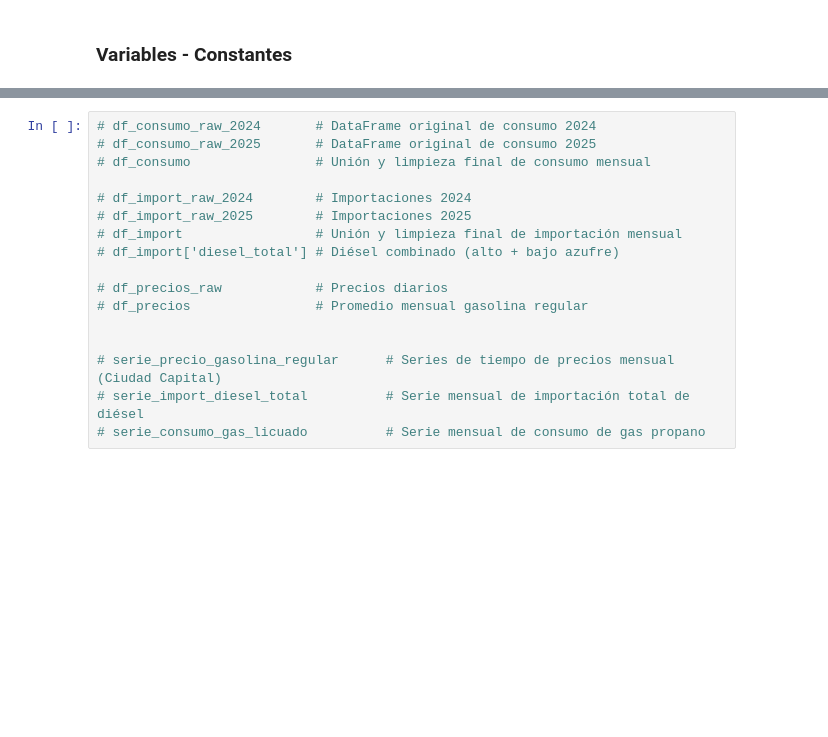
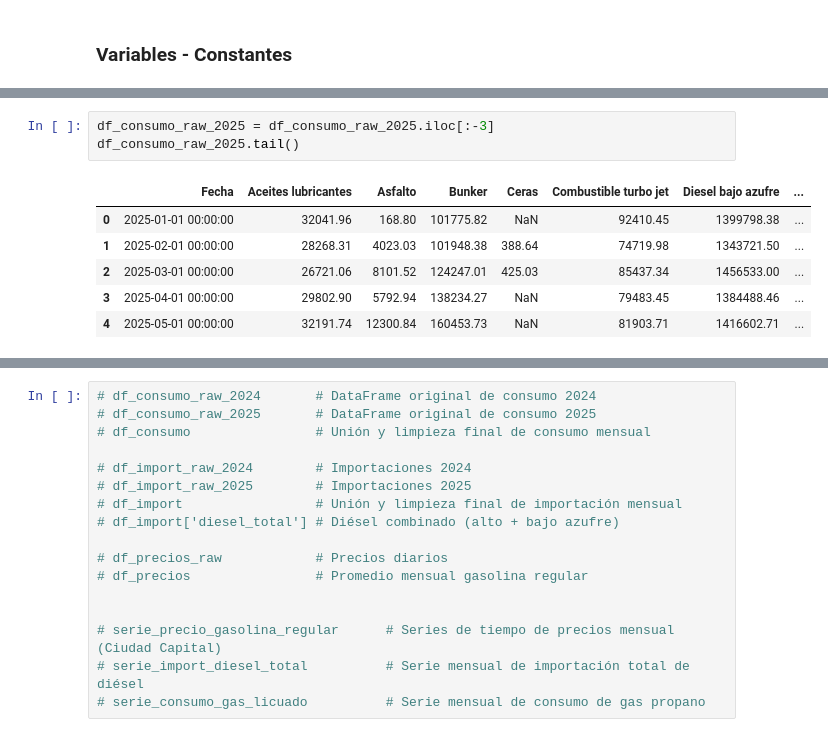
Before and after one commit to JosueSay/labs-ds, a Jupyter notebook: lab1.ipynb, the cells around one changed output, grey strips where cells are left out. Saved outputs shown, nothing was run; the diff lists cells and outputs as text; blank space fills up the shorter version.

```diff
--- a/lab1.ipynb
+++ b/lab1.ipynb
@@ -50,0 +137,10 @@ os.makedirs(OUTPUT_DIR, exist_ok=True)
+# %%
+df_consumo_raw_2025 = df_consumo_raw_2025.iloc[:-3]
+df_consumo_raw_2025.tail()
+# %% [output]
+|  | Fecha | Aceites lubricantes | Asfalto | Bunker | Ceras | Combustible turbo jet | Diesel bajo azufre | ... |
+| 0 | 2025-01-01 00:00:00 | 32041.96 | 168.80 | 101775.82 | NaN | 92410.45 | 1399798.38 | ... |
+| 1 | 2025-02-01 00:00:00 | 28268.31 | 4023.03 | 101948.38 | 388.64 | 74719.98 | 1343721.50 | ... |
+| 2 | 2025-03-01 00:00:00 | 26721.06 | 8101.52 | 124247.01 | 425.03 | 85437.34 | 1456533.00 | ... |
+| 3 | 2025-04-01 00:00:00 | 29802.90 | 5792.94 | 138234.27 | NaN | 79483.45 | 1384488.46 | ... |
+| 4 | 2025-05-01 00:00:00 | 32191.74 | 12300.84 | 160453.73 | NaN | 81903.71 | 1416602.71 | ... |
```
Also changed, not shown: parts of 18 cells of this notebook, 3 other files.
